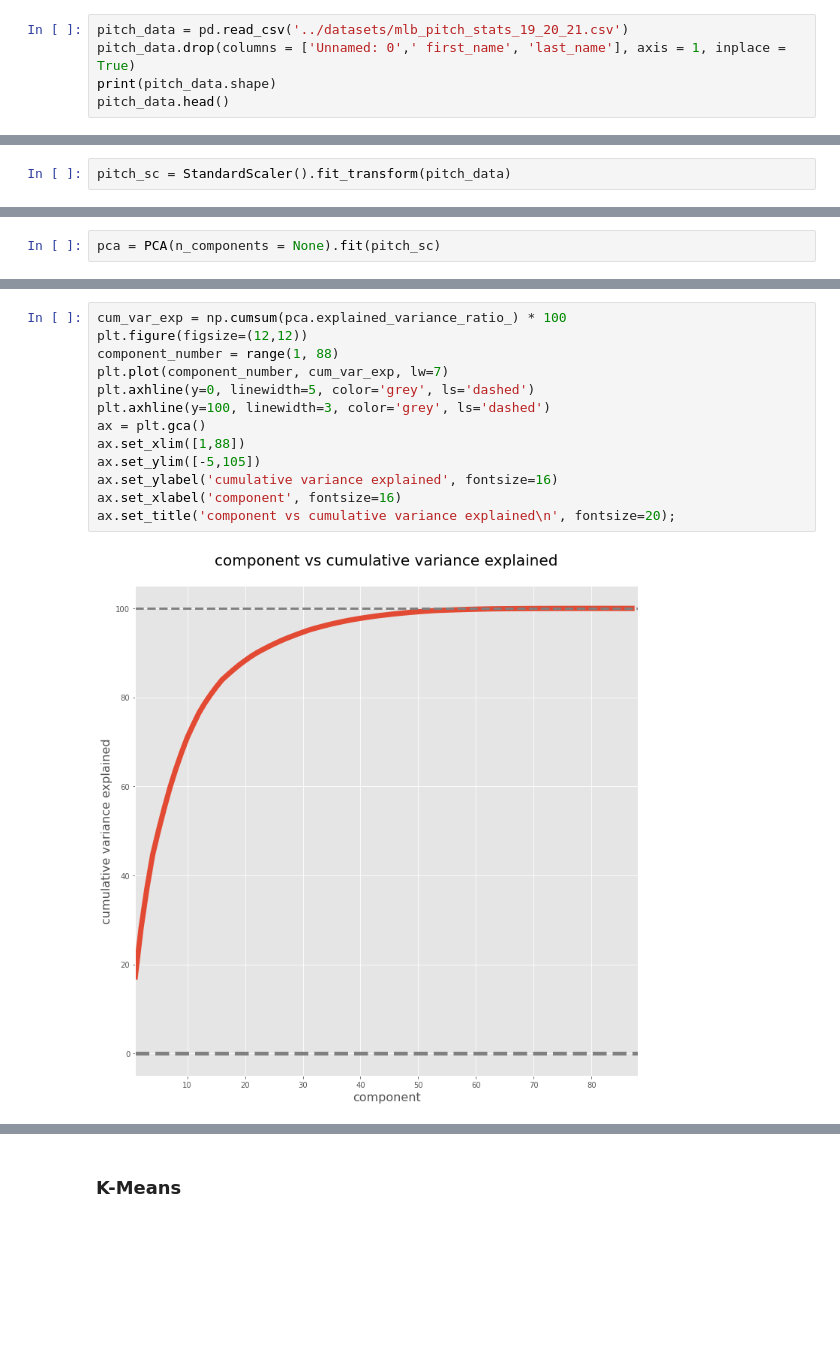
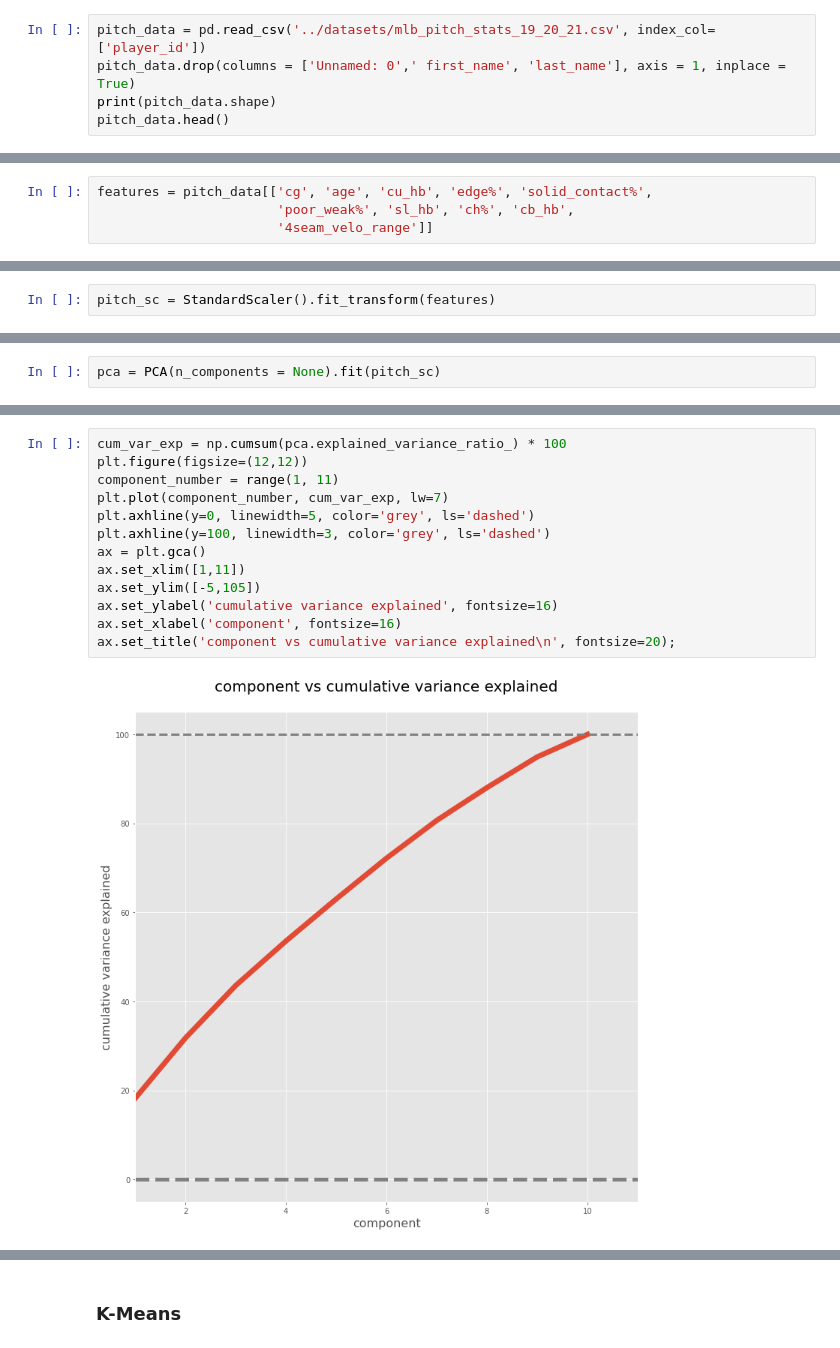
Before and after one commit to anthonyzurke/sabermetrics, a Jupyter notebook: code/pitch-modeling2.ipynb, the cells around one changed output, grey strips where cells are left out. Saved outputs shown, nothing was run; the diff lists cells and outputs as text; blank space fills up the shorter version.

```diff
--- a/code/pitch-modeling2.ipynb
+++ b/code/pitch-modeling2.ipynb
@@ -28,7 +30,7 @@ warnings.filterwarnings('ignore')
 # %% [markdown]
 # Data
 # %%
-pitch_data = pd.read_csv('../datasets/mlb_pitch_stats_19_20_21.csv')
+pitch_data = pd.read_csv('../datasets/mlb_pitch_stats_19_20_21.csv', index_col= ['player_id'])
 pitch_data.drop(columns = ['Unnamed: 0',' first_name', 'last_name'], axis = 1, inplace = True)
 print(pitch_data.shape)
 pitch_data.head()
@@ -44,9 +70,13 @@ pitch_data.head()
+# %%
+features = pitch_data[['cg', 'age', 'cu_hb', 'edge%', 'solid_contact%',
+                       'poor_weak%', 'sl_hb', 'ch%', 'cb_hb',
+                       '4seam_velo_range']]
 # %% [markdown]
 # Modeling
 # %% [markdown]
 ### Standardize Data
 # %%
-pitch_sc = StandardScaler().fit_transform(pitch_data)
+pitch_sc = StandardScaler().fit_transform(features)
 # %% [markdown]
 ### PCA
 # %%
@@ -81,15 +96,15 @@ print(pca.explained_variance_ratio_)
 # %%
 cum_var_exp = np.cumsum(pca.explained_variance_ratio_) * 100
 plt.figure(figsize=(12,12))
-component_number = range(1, 88)
+component_number = range(1, 11)
 plt.plot(component_number, cum_var_exp, lw=7)
 plt.axhline(y=0, linewidth=5, color='grey', ls='dashed')
 plt.axhline(y=100, linewidth=3, color='grey', ls='dashed')
 ax = plt.gca()
-ax.set_xlim([1,88])
+ax.set_xlim([1,11])
 ax.set_ylim([-5,105])
 ax.set_ylabel('cumulative variance explained', fontsize=16)
 ax.set_xlabel('component', fontsize=16)
 ax.set_title('component vs cumulative variance explained\n', fontsize=20);
 # %% [output]
-[figure, old version]
+[figure, new version]
```
Also changed, not shown: parts of 20 cells of this notebook, 1 other file.
